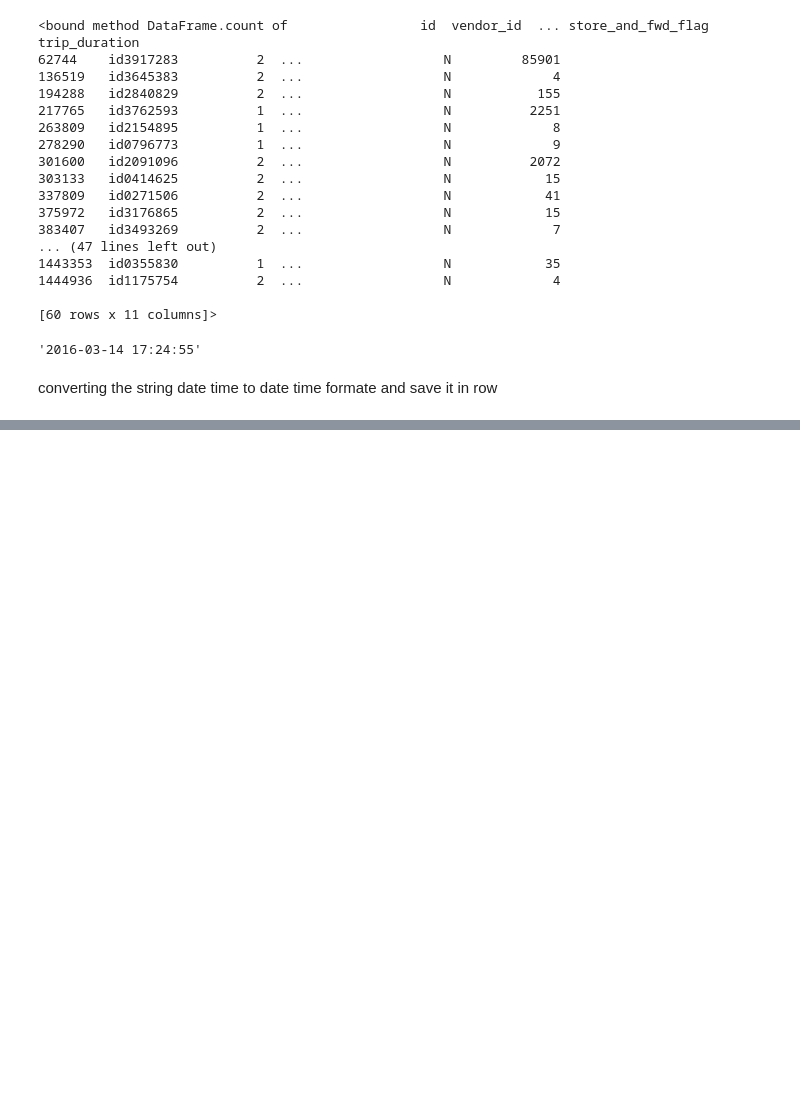
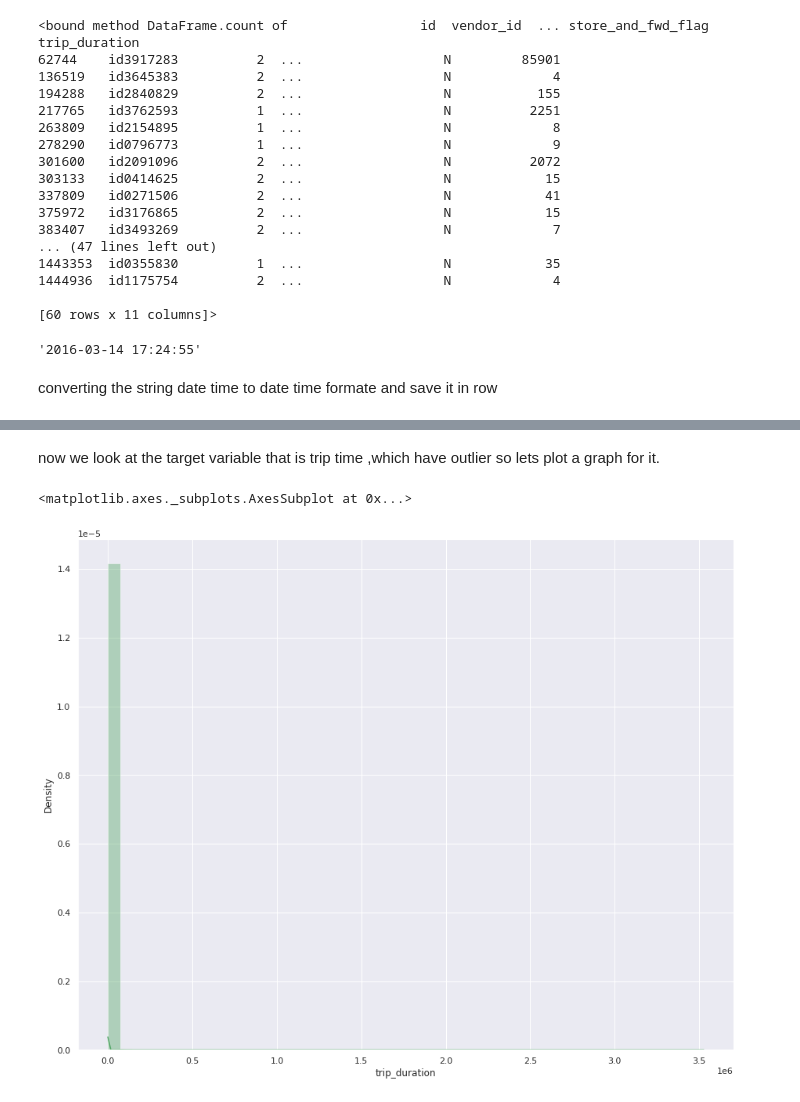
Before and after one commit to Creatrohit9/2-CAPSTON-ROHIT-BHADAURIYA-NYC-TAXI-TRIP-TIME-PRIDICTION, a Jupyter notebook: NYC_TAXI_TRIP_TIME_PRIDICTION_ROHITBHADAURIYA_2_Capstone_Project.ipynb, the cells around one changed output, grey strips where cells are left out. Saved outputs shown, nothing was run; the diff lists cells and outputs as text; code cells hidden in the pictures; blank space fills up the shorter version.

Commit message:
COMMIT FOR DIST PLOT FOR TRIP TIME

```diff
--- a/NYC_TAXI_TRIP_TIME_PRIDICTION_ROHITBHADAURIYA_2_Capstone_Project.ipynb
+++ b/NYC_TAXI_TRIP_TIME_PRIDICTION_ROHITBHADAURIYA_2_Capstone_Project.ipynb
@@ -242,0 +255,8 @@ taxi_df
+# %% [markdown]
+now we look at the target variable that is trip time ,which have outlier so lets plot a graph for it.
+# %%
+plt.figure(figsize=(15,12))
+sns.distplot(taxi_df['trip_duration'],color='G')
+# %% [output]
+<matplotlib.axes._subplots.AxesSubplot at 0x...>
+[figure, added]
```
Also changed, not shown: parts of 1 cell of this notebook.
